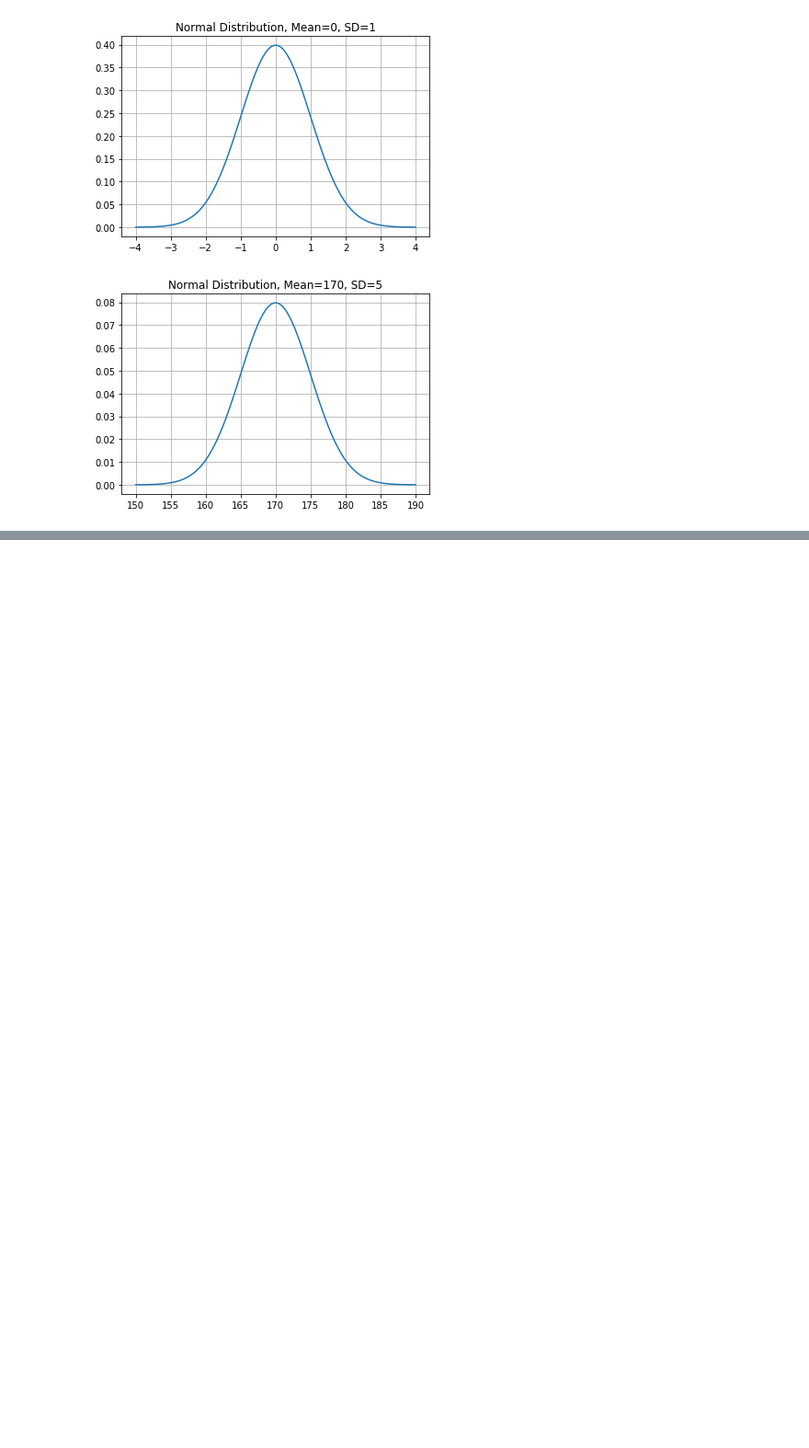
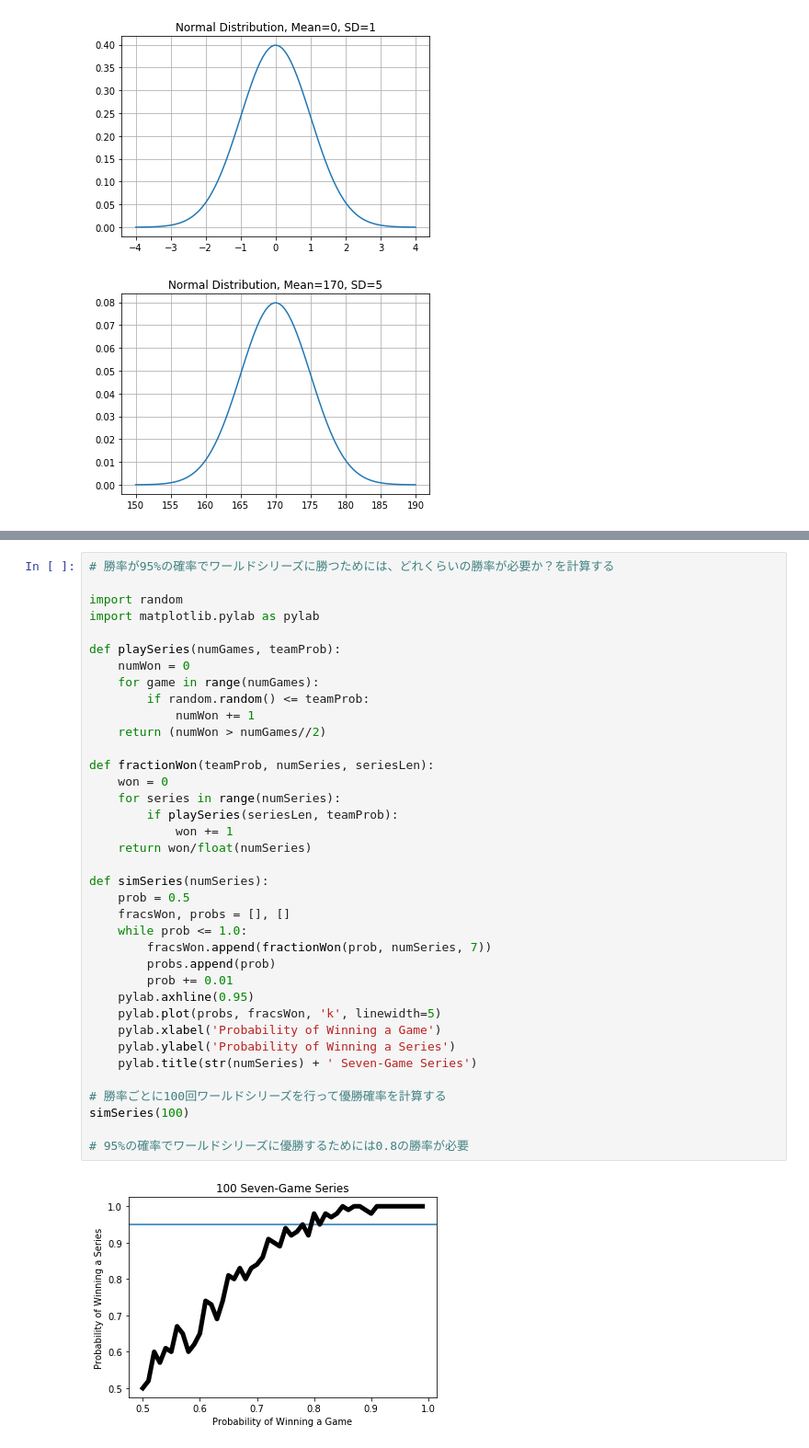
Before and after one commit to hayo0914/ICPP, a Jupyter notebook: 15-Probability-and-Statistics.ipynb, the cells around one changed output, grey strips where cells are left out. Shown: that part at 92% size. Saved outputs shown, nothing was run; the diff lists cells and outputs as text; blank space fills up the shorter version.

```diff
--- a/15-Probability-and-Statistics.ipynb
+++ b/15-Probability-and-Statistics.ipynb
@@ -265,3 +268,42 @@ def tryBiomialDistribution(n, k, p):
 tryBiomialDistribution(10, 2, 1/6)
 # %% [output]
 n=10, k=2, p=0.1667, BD=0.2907
+# %%
+# 勝率が95%の確率でワールドシリーズに勝つためには、どれくらいの勝率が必要か？を計算する
+
+import random
+import matplotlib.pylab as pylab
+
+def playSeries(numGames, teamProb):
+    numWon = 0
+    for game in range(numGames):
+        if random.random() <= teamProb:
+            numWon += 1
+    return (numWon > numGames//2)
+
+def fractionWon(teamProb, numSeries, seriesLen):
+    won = 0
+    for series in range(numSeries):
+        if playSeries(seriesLen, teamProb):
+            won += 1
+    return won/float(numSeries)
+
+def simSeries(numSeries):
+    prob = 0.5
+    fracsWon, probs = [], []
+    while prob <= 1.0:
+        fracsWon.append(fractionWon(prob, numSeries, 7))
+        probs.append(prob)
+        prob += 0.01
+    pylab.axhline(0.95)
+    pylab.plot(probs, fracsWon, 'k', linewidth=5)
+    pylab.xlabel('Probability of Winning a Game')
+    pylab.ylabel('Probability of Winning a Series')
+    pylab.title(str(numSeries) + ' Seven-Game Series')
+
+# 勝率ごとに100回ワールドシリーズを行って優勝確率を計算する
+simSeries(100)
+
+# 95%の確率でワールドシリーズに優勝するためには0.8の勝率が必要
+# %% [output]
+[figure, added]
```
Also changed, not shown: parts of 1 cell of this notebook, 1 other file.
